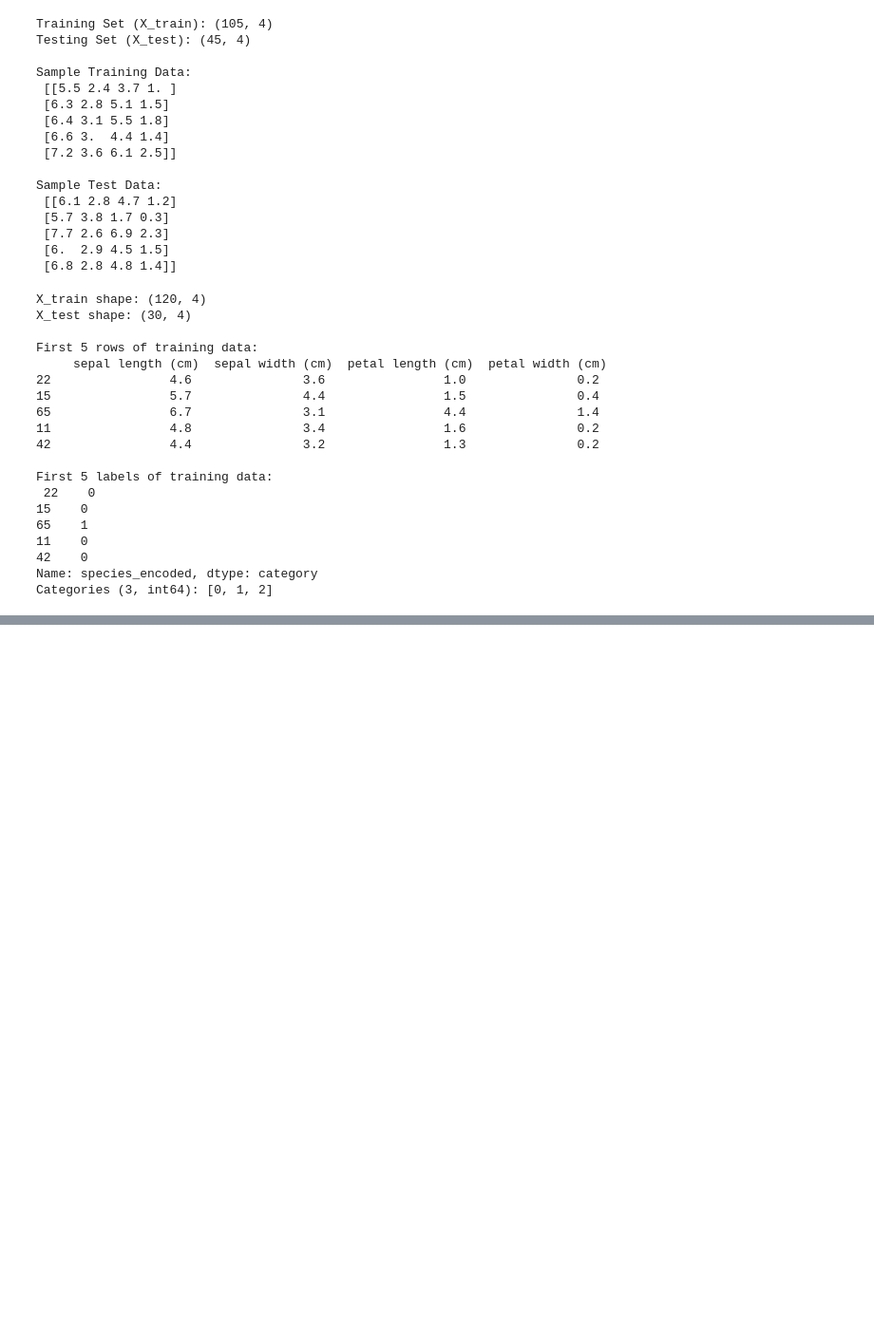
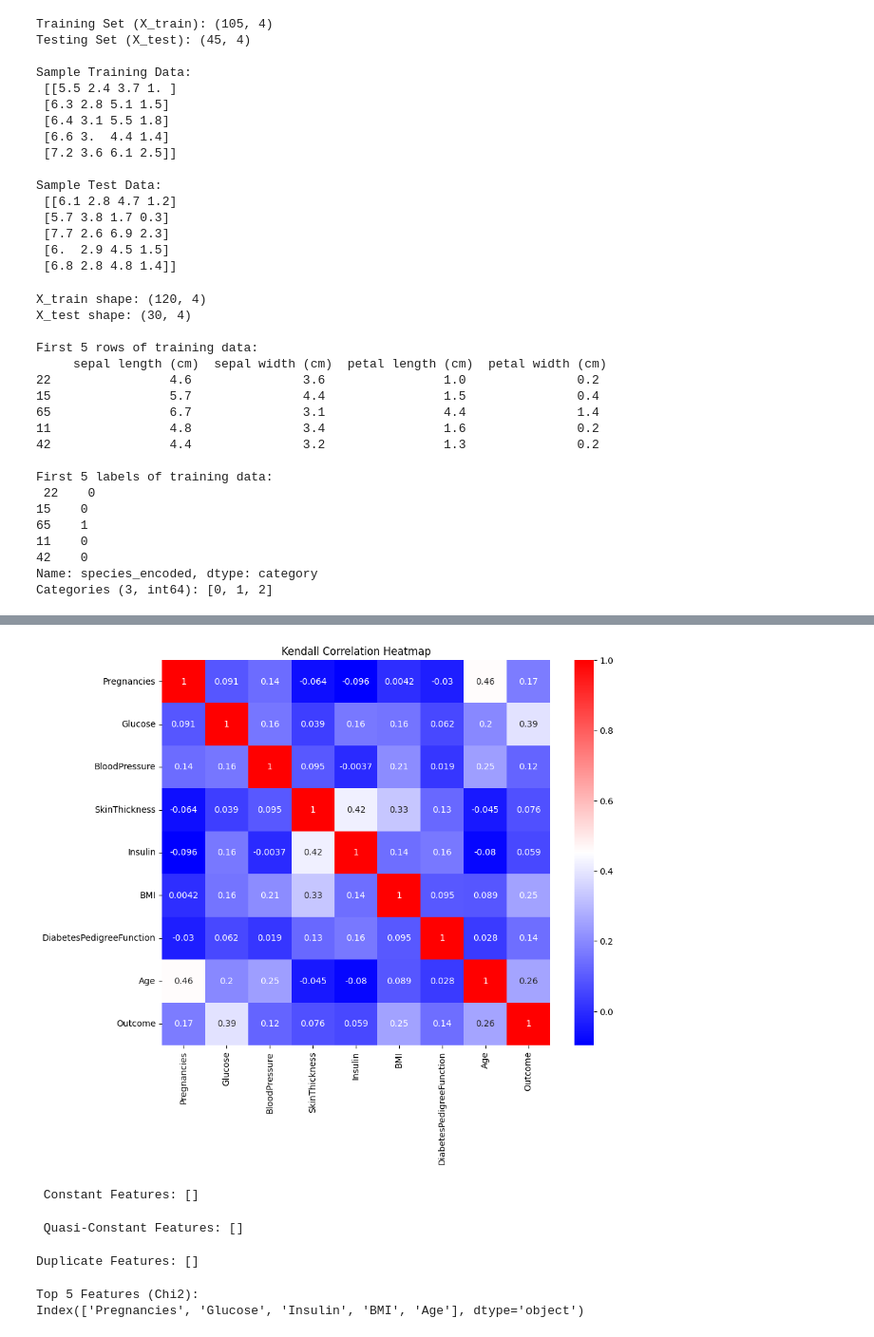
Before and after one commit to ThodupunooriSaiManish/Machine_Learning, a Jupyter notebook: Machine_Learning_Lab.ipynb, the cells around one changed output, grey strips where cells are left out. Shown at 95% size. Drawn from its saved outputs; the diff is of its cells as text; code cells hidden in the pictures; blank space fills up the shorter version.

```diff
--- a/Machine_Learning_Lab.ipynb
+++ b/Machine_Learning_Lab.ipynb
@@ -978,0 +1062,39 @@ Categories (3, int64): [0, 1, 2]
+# %%
+import seaborn as sns
+import matplotlib.pyplot as plt
+
+plt.figure(figsize=(10, 8))
+sns.heatmap(kendall_corr, annot=True, cmap='bwr')
+plt.title('Kendall Correlation Heatmap')
+plt.show()
+# %% [output]
+[figure, added]
+# %%
+constant_features = [col for col in df1.columns if df1[col].nunique() == 1]
+print(" Constant Features:", constant_features)
+# %% [output]
+ Constant Features: []
+# %%
+quasi_constant_features = []
+
+threshold = 0.99
+for col in df1.columns:
+    dominant_freq = (df1[col].value_counts(normalize=True).values[0])
+    if dominant_freq >= threshold:
+        quasi_constant_features.append(col)
+
+print(" Quasi-Constant Features:", quasi_constant_features)
+# %% [output]
+ Quasi-Constant Features: []
+# %%
+duplicate_features = []
+
+columns = df1.columns
+for i in range(len(columns)):
+    for j in range(i + 1, len(columns)):
+        if df1[columns[i]].equals(df1[columns[j]]):
+            duplicate_features.append(columns[j])
+
+print("Duplicate Features:", duplicate_features)
+# %% [output]
+Duplicate Features: []
@@ -978,0 +1107,13 @@ Categories (3, int64): [0, 1, 2]
+# %%
+from sklearn.feature_selection import SelectKBest
+from sklearn.feature_selection import chi2
+
+selector = SelectKBest(score_func=chi2, k=5)
+fit = selector.fit(X, y)
+
+selected_features = X.columns[fit.get_support()]
+print("Top 5 Features (Chi2):")
+print(selected_features)
+# %% [output]
+Top 5 Features (Chi2):
+Index(['Pregnancies', 'Glucose', 'Insulin', 'BMI', 'Age'], dtype='object')
```
Also changed, not shown: parts of 10 cells of this notebook.
